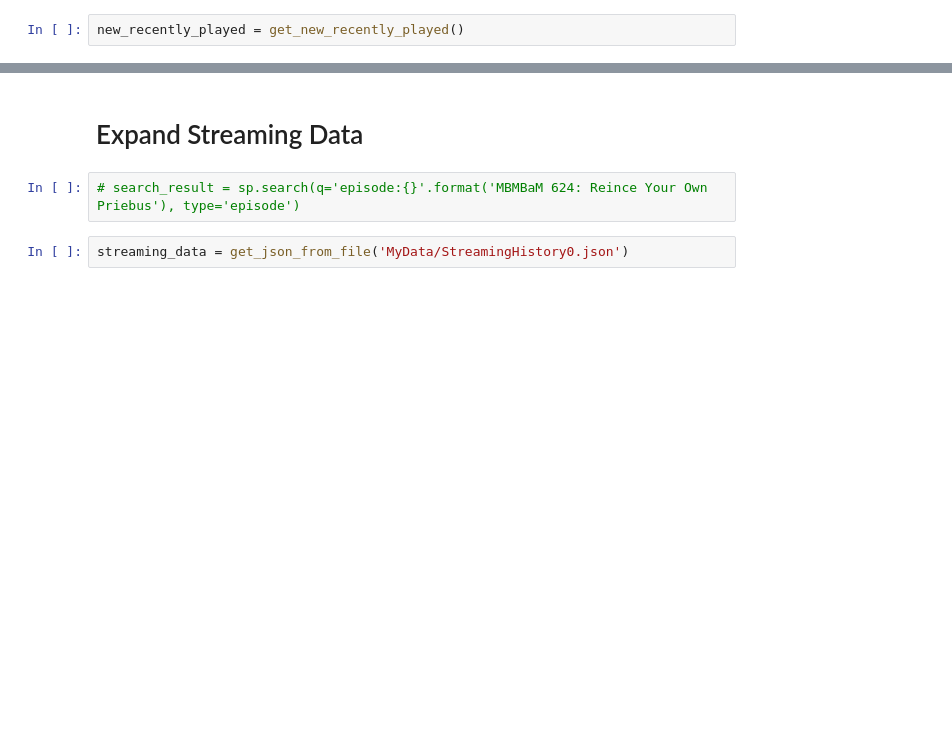
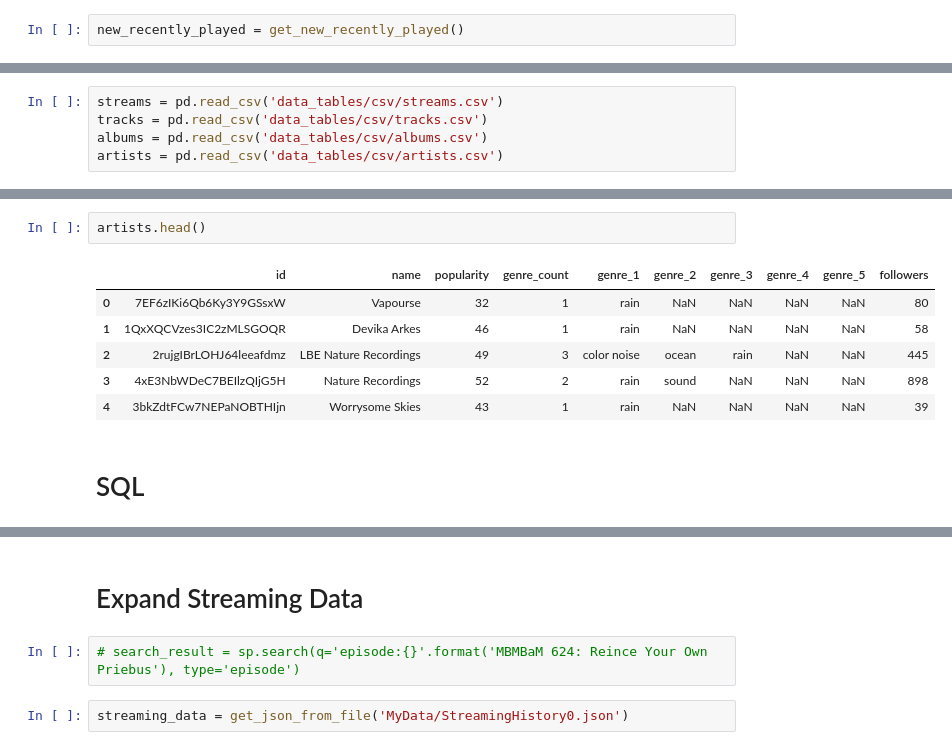
Before and after one commit to spryger-zz/explore_spotify, a Jupyter notebook: spotify_data_analysis.ipynb, the cells around one changed output, grey strips where cells are left out. Saved outputs shown, nothing was run; the diff lists cells and outputs as text; blank space fills up the shorter version.

```diff
--- a/spotify_data_analysis.ipynb
+++ b/spotify_data_analysis.ipynb
@@ -332,0 +451,5 @@ saved file: 20231109_07_14_15
+# %%
+streams = pd.read_csv('data_tables/csv/streams.csv')
+tracks = pd.read_csv('data_tables/csv/tracks.csv')
+albums = pd.read_csv('data_tables/csv/albums.csv')
+artists = pd.read_csv('data_tables/csv/artists.csv')
@@ -332,0 +492,11 @@ saved file: 20231109_07_14_15
+# %%
+artists.head()
+# %% [output]
+|  | id | name | popularity | genre_count | genre_1 | genre_2 | genre_3 | genre_4 | genre_5 | followers |
+| 0 | 7EF6zIKi6Qb6Ky3Y9GSsxW | Vapourse | 32 | 1 | rain | NaN | NaN | NaN | NaN | 80 |
+| 1 | 1QxXQCVzes3IC2zMLSGOQR | Devika Arkes | 46 | 1 | rain | NaN | NaN | NaN | NaN | 58 |
+| 2 | 2rujgIBrLOHJ64leeafdmz | LBE Nature Recordings | 49 | 3 | color noise | ocean | rain | NaN | NaN | 445 |
+| 3 | 4xE3NbWDeC7BEIlzQIjG5H | Nature Recordings | 52 | 2 | rain | sound | NaN | NaN | NaN | 898 |
+| 4 | 3bkZdtFCw7NEPaNOBTHIjn | Worrysome Skies | 43 | 1 | rain | NaN | NaN | NaN | NaN | 39 |
+# %% [markdown]
+# SQL
```
Also changed, not shown: parts of 43 cells of this notebook.
